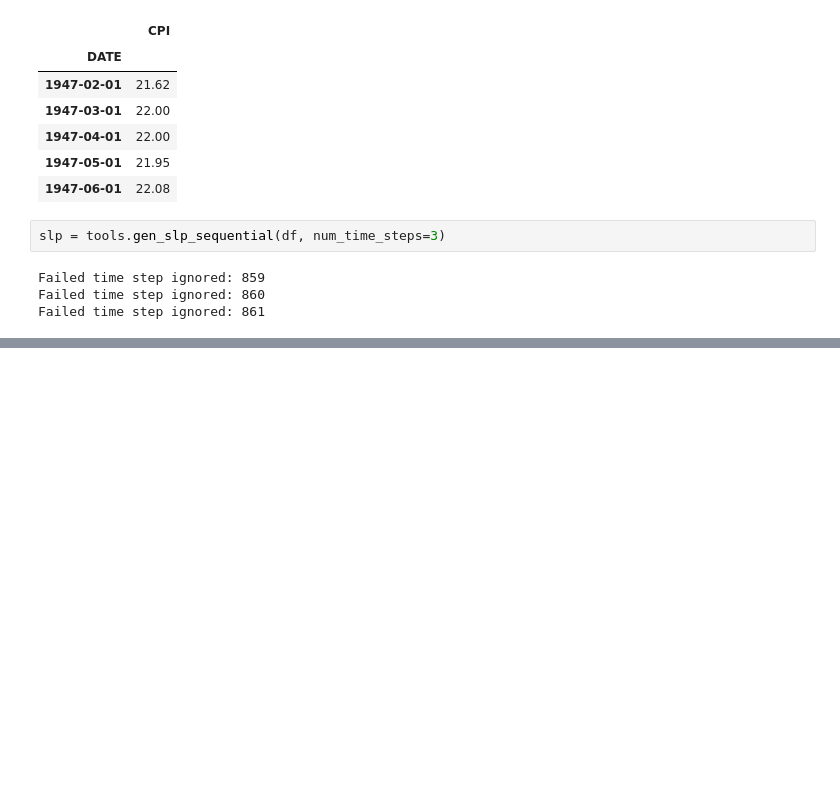
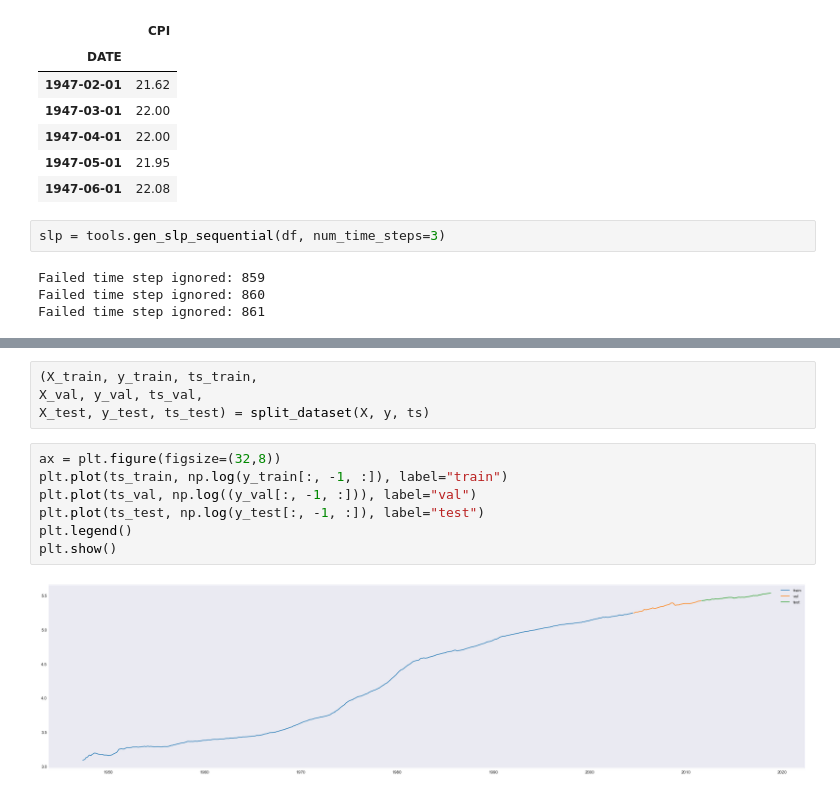
Before and after one commit to TianyuDu/AnnEconForecast, a Jupyter notebook: standalone_dev/time_series_tf.ipynb, the cells around one changed output, grey strips where cells are left out. Saved outputs shown, nothing was run; the diff lists cells and outputs as text; blank space fills up the shorter version.

```diff
--- a/standalone_dev/time_series_tf.ipynb
+++ b/standalone_dev/time_series_tf.ipynb
@@ -38,0 +68,13 @@ num_inputs=1, num_outputs=1, num_time_steps=3
+# %%
+(X_train, y_train, ts_train,
+X_val, y_val, ts_val,
+X_test, y_test, ts_test) = split_dataset(X, y, ts)
+# %%
+ax = plt.figure(figsize=(32,8))
+plt.plot(ts_train, np.log(y_train[:, -1, :]), label="train")
+plt.plot(ts_val, np.log((y_val[:, -1, :])), label="val")
+plt.plot(ts_test, np.log(y_test[:, -1, :]), label="test")
+plt.legend()
+plt.show()
+# %% [output]
+[figure, added]
```
Also changed, not shown: parts of 3 cells of this notebook, 1 other file.
